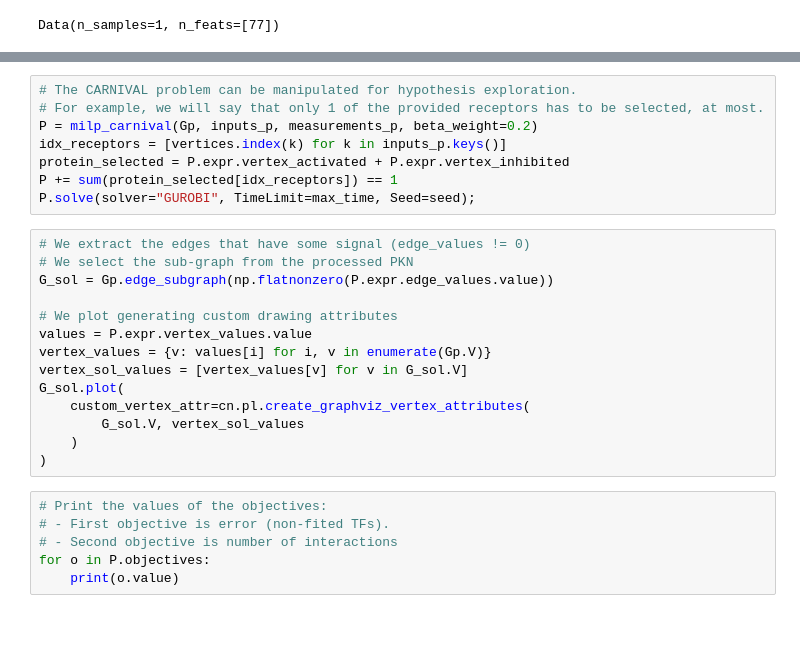
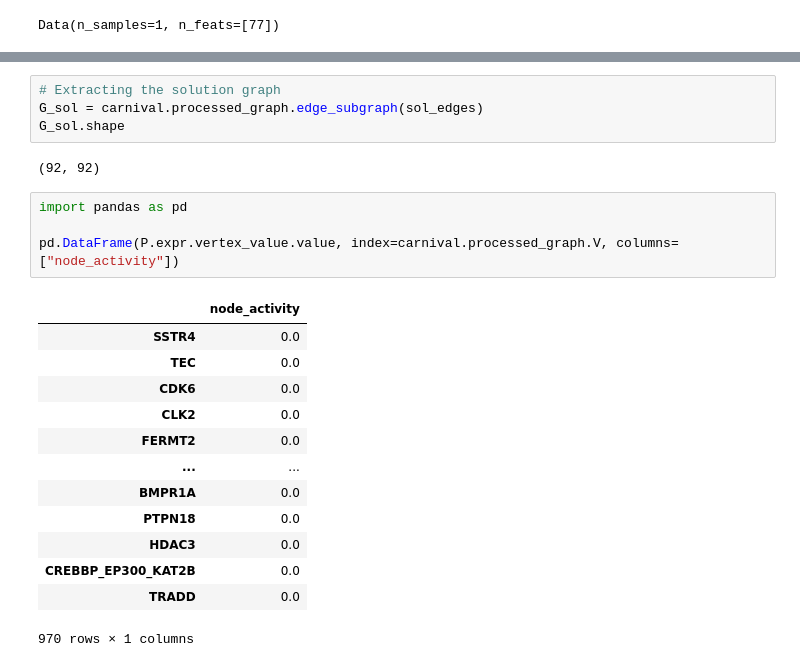
Before and after one commit to saezlab/corneto, a Jupyter notebook: docs/tutorials/single-sample-carnival-transcriptomics.ipynb, the cells around one changed output, grey strips where cells are left out. Cells and saved outputs as stored; diff of their text form; blank space fills up the shorter version.

```diff
--- a/docs/tutorials/single-sample-carnival-transcriptomics.ipynb
+++ b/docs/tutorials/single-sample-carnival-transcriptomics.ipynb
@@ -451,31 +451,27 @@ carnival.processed_graph.plot_values(
 )
 # %% [output]
 [drawing not drawn]
-# %%
-# The CARNIVAL problem can be manipulated for hypothesis exploration.
-# For example, we will say that only 1 of the provided receptors has to be selected, at most.
-P = milp_carnival(Gp, inputs_p, measurements_p, beta_weight=0.2)
-idx_receptors = [vertices.index(k) for k in inputs_p.keys()]
-protein_selected = P.expr.vertex_activated + P.expr.vertex_inhibited
-P += sum(protein_selected[idx_receptors]) == 1
-P.solve(solver="GUROBI", TimeLimit=max_time, Seed=seed);
-# %%
-# We extract the edges that have some signal (edge_values != 0)
-# We select the sub-graph from the processed PKN
-G_sol = Gp.edge_subgraph(np.flatnonzero(P.expr.edge_values.value))
-
-# We plot generating custom drawing attributes
-values = P.expr.vertex_values.value
-vertex_values = {v: values[i] for i, v in enumerate(Gp.V)}
-vertex_sol_values = [vertex_values[v] for v in G_sol.V]
-G_sol.plot(
-    custom_vertex_attr=cn.pl.create_graphviz_vertex_attributes(
-        G_sol.V, vertex_sol_values
-    )
-)
-# %%
-# Print the values of the objectives:
-# - First objective is error (non-fited TFs).
-# - Second objective is number of interactions
-for o in P.objectives:
-    print(o.value)
+# %%
+# Extracting the solution graph
+G_sol = carnival.processed_graph.edge_subgraph(sol_edges)
+G_sol.shape
+# %% [output]
+(92, 92)
+# %%
+import pandas as pd
+
+pd.DataFrame(P.expr.vertex_value.value, index=carnival.processed_graph.V, columns=["node_activity"])
+# %% [output]
+|  | node_activity |
+| SSTR4 | 0.0 |
+| TEC | 0.0 |
+| CDK6 | 0.0 |
+| CLK2 | 0.0 |
+| FERMT2 | 0.0 |
+| ... | ... |
+| BMPR1A | 0.0 |
+| PTPN18 | 0.0 |
+| HDAC3 | 0.0 |
+| CREBBP_EP300_KAT2B | 0.0 |
+| TRADD | 0.0 |
+970 rows × 1 columns
```
Also changed, not shown: parts of 31 cells of this notebook, 6 other files.
